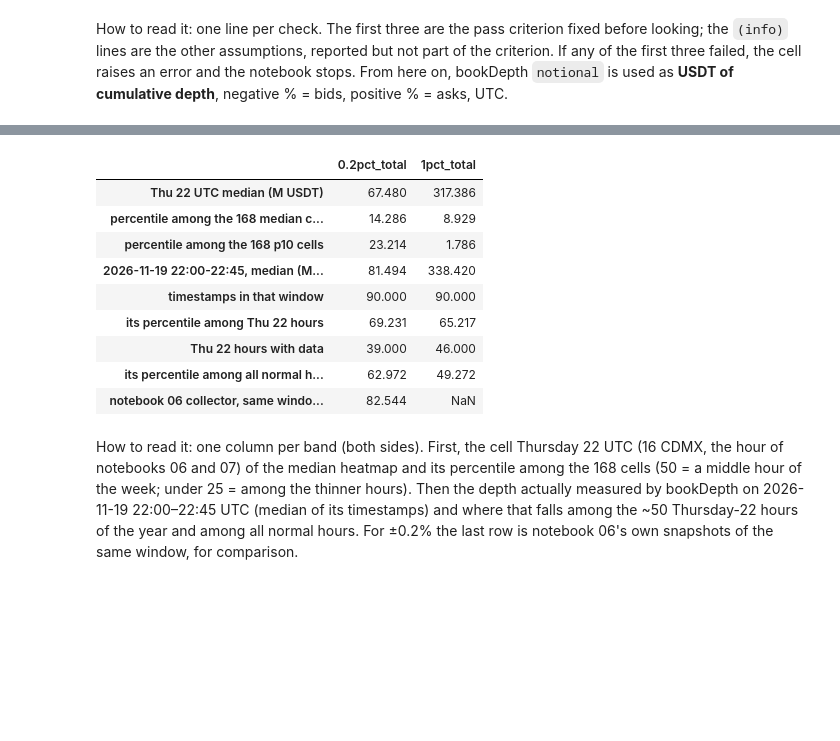
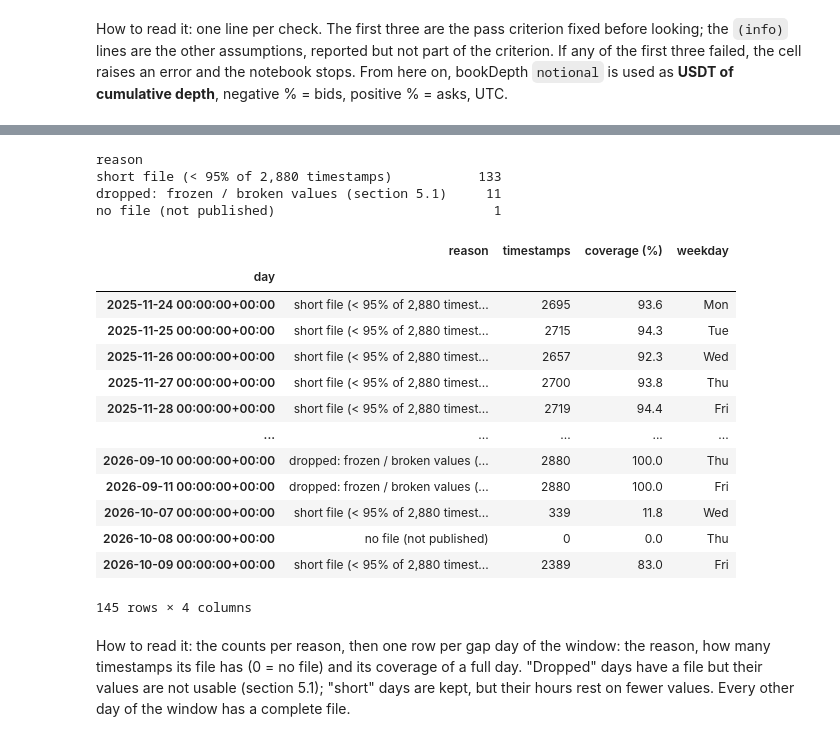
Before and after one commit to Alvarado-Maganna/crypto-quant-lab, a Jupyter notebook: notebooks/08_liquidity_by_hour.ipynb, the cells around one changed output, grey strips where cells are left out. Drawn from its saved outputs; the diff is of its cells as text; code cells hidden in the pictures; blank space fills up the shorter version.

```diff
--- a/notebooks/08_liquidity_by_hour.ipynb
+++ b/notebooks/08_liquidity_by_hour.ipynb
@@ -231,8 +235,10 @@ print(f"days in the minute data with fewer than 1440 candles: "
       f"{int((btc_daily['minutes'] < 1440).sum())}")
 
 stress = stress_table(btc_daily, ["2026-11-22", "2026-11-23"], lookback=90)
-RUN_LABEL = "stress weekend" if stress["stress"].any() else "normal"
-print(f"run label: {RUN_LABEL!r}")
+stress["label"] = np.where(stress["stress"], "stress", "normal")
+DAY_LABEL = {pd.Timestamp(d, tz="UTC"): lab for d, lab in stress["label"].items()}
+RUN_DAYS = {d: f"{name} ({DAY_LABEL[d]})" for d, name in RUN_DAYS.items()}   # used in every table below
+print("day labels:", list(RUN_DAYS.values()))
 stress.round(2)
 # %% [output]
 BTCUSDT: 525,600 1-min candles, 2025-11-24 00:00:00+00:00 -> 2026-11-23 23:59:00+00:00, missing 0, zero-volume 0
@@ -1393,39 +1476,43 @@ above 1, i.e. where H1's pattern holds in that month.
 # %%
-pct_rows = {}
-for c in ("0.2pct_total", "1pct_total"):
-    t_med, t_p10 = heat[(c, "median")], heat[(c, "p10")]
-    pct_rows[c] = {"Thu 22 UTC median (M USDT)": t_med.loc["Thu", 22],
-                   "percentile among the 168 median cells": cell_percentile(t_med, "Thu", 22),
-                   "percentile among the 168 p10 cells": cell_percentile(t_p10, "Thu", 22)}
-win = bd_clean[(bd_clean.index >= pd.Timestamp(f"{DAY_06} 22:00", tz="UTC"))
-               & (bd_clean.index < pd.Timestamp(f"{DAY_06} 22:45", tz="UTC"))] / USDT_M
-thu22 = normal[(normal["weekday"] == 3) & (normal["hour_utc"] == 22)]
-for c in ("0.2pct_total", "1pct_total"):
-    v = win[c].median()
-    pct_rows[c].update({"2026-11-19 22:00-22:45, median (M USDT)": v,
-                        "timestamps in that window": len(win),
-                        "its percentile among Thu 22 hours": 100 * (thu22[c].dropna() < v).mean(),
-                        "Thu 22 hours with data": int(thu22[c].notna().sum()),
-                        "its percentile among all normal hours": 100 * (normal[c].dropna() < v).mean()})
-m06_window = m06["depth_0.2pct_bid_usdt"] + m06["depth_0.2pct_ask_usdt"]
-pct_rows["0.2pct_total"]["notebook 06 collector, same window (M USDT)"] = m06_window.median() / USDT_M
-pd.DataFrame(pct_rows).round(3)
+window_days = pd.date_range(*WINDOW_12M, freq="D", tz="UTC")
+gap_rows = []
+for d in window_days:
+    if d not in bd_quality.index:
+        gap_rows.append({"day": d, "reason": "no file (not published)", "timestamps": 0})
+        continue
+    n_ts = int(bd_quality.loc[d, "timestamps"])
+    if d in BAD_DAYS:
+        gap_rows.append({"day": d, "reason": "dropped: frozen / broken values (section 5.1)", "timestamps": n_ts})
+    elif n_ts < 0.95 * 2880:
+        gap_rows.append({"day": d, "reason": "short file (< 95% of 2,880 timestamps)", "timestamps": n_ts})
+gaps = pd.DataFrame(gap_rows).set_index("day")
+gaps["coverage (%)"] = 100 * gaps["timestamps"] / 2880
+# shaded in the plots: no usable data, or less than half a day of timestamps
+GAP_DAYS = gaps.index[(gaps["reason"] != "short file (< 95% of 2,880 timestamps)") | (gaps["coverage (%)"] < 50)]
+print(gaps["reason"].value_counts().to_string())
+gaps.assign(weekday=gaps.index.strftime("%a")).round(1)
 # %% [output]
+reason
+short file (< 95% of 2,880 timestamps)           133
+dropped: frozen / broken values (section 5.1)     11
+no file (not published)                            1
-|  | 0.2pct_total | 1pct_total |
-| Thu 22 UTC median (M USDT) | 67.480 | 317.386 |
-| percentile among the 168 median c... | 14.286 | 8.929 |
-| percentile among the 168 p10 cells | 23.214 | 1.786 |
-| 2026-11-19 22:00-22:45, median (M... | 81.494 | 338.420 |
-| timestamps in that window | 90.000 | 90.000 |
-| its percentile among Thu 22 hours | 69.231 | 65.217 |
-| Thu 22 hours with data | 39.000 | 46.000 |
-| its percentile among all normal h... | 62.972 | 49.272 |
-| notebook 06 collector, same windo... | 82.544 | NaN |
+|  | reason | timestamps | coverage (%) | weekday |
+| day |  |  |  |  |
+| 2025-11-24 00:00:00+00:00 | short file (< 95% of 2,880 timest... | 2695 | 93.6 | Mon |
+| 2025-11-25 00:00:00+00:00 | short file (< 95% of 2,880 timest... | 2715 | 94.3 | Tue |
+| 2025-11-26 00:00:00+00:00 | short file (< 95% of 2,880 timest... | 2657 | 92.3 | Wed |
+| 2025-11-27 00:00:00+00:00 | short file (< 95% of 2,880 timest... | 2700 | 93.8 | Thu |
+| 2025-11-28 00:00:00+00:00 | short file (< 95% of 2,880 timest... | 2719 | 94.4 | Fri |
+| ... | ... | ... | ... | ... |
+| 2026-09-10 00:00:00+00:00 | dropped: frozen / broken values (... | 2880 | 100.0 | Thu |
+| 2026-09-11 00:00:00+00:00 | dropped: frozen / broken values (... | 2880 | 100.0 | Fri |
+| 2026-10-07 00:00:00+00:00 | short file (< 95% of 2,880 timest... | 339 | 11.8 | Wed |
+| 2026-10-08 00:00:00+00:00 | no file (not published) | 0 | 0.0 | Thu |
+| 2026-10-09 00:00:00+00:00 | short file (< 95% of 2,880 timest... | 2389 | 83.0 | Fri |
+145 rows × 4 columns
 # %% [markdown]
-How to read it: one column per band (both sides). First, the cell Thursday 22 UTC (16 CDMX, the
-hour of notebooks 06 and 07) of the median heatmap and its percentile among the 168 cells (50 =
-a middle hour of the week; under 25 = among the thinner hours). Then the depth actually measured
-by bookDepth on 2026-11-19 22:00–22:45 UTC (median of its timestamps) and where that falls among
-the ~50 Thursday-22 hours of the year and among all normal hours. For ±0.2% the last row is notebook
-06's own snapshots of the same window, for comparison.
+How to read it: the counts per reason, then one row per gap day of the window: the reason, how many
+timestamps its file has (0 = no file) and its coverage of a full day. "Dropped" days have a file
+but their values are not usable (section 5.1); "short" days are kept, but their hours rest on fewer
+values. Every other day of the window has a complete file.
 # %%
```
Also changed, not shown: parts of 119 cells of this notebook.
